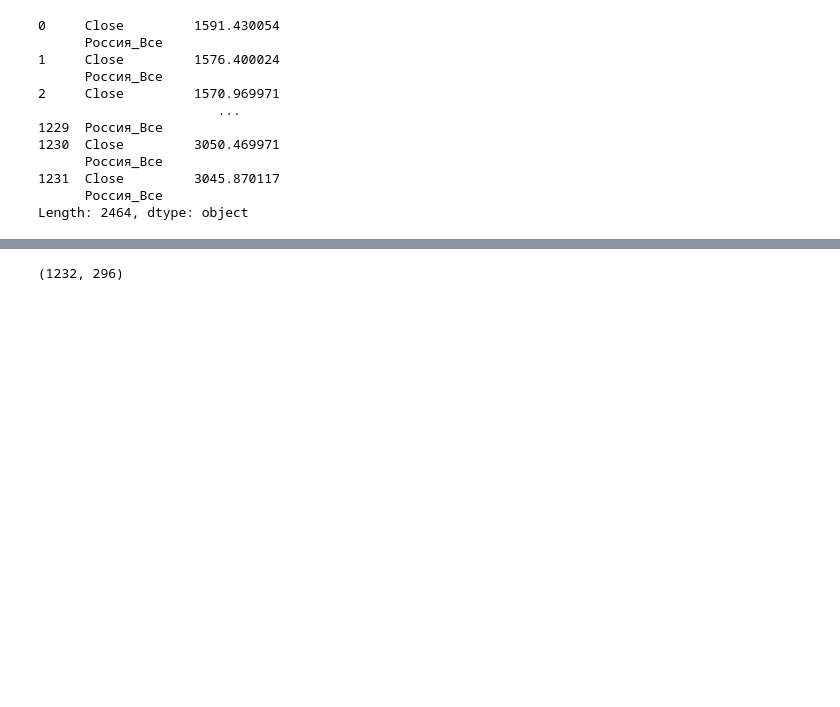
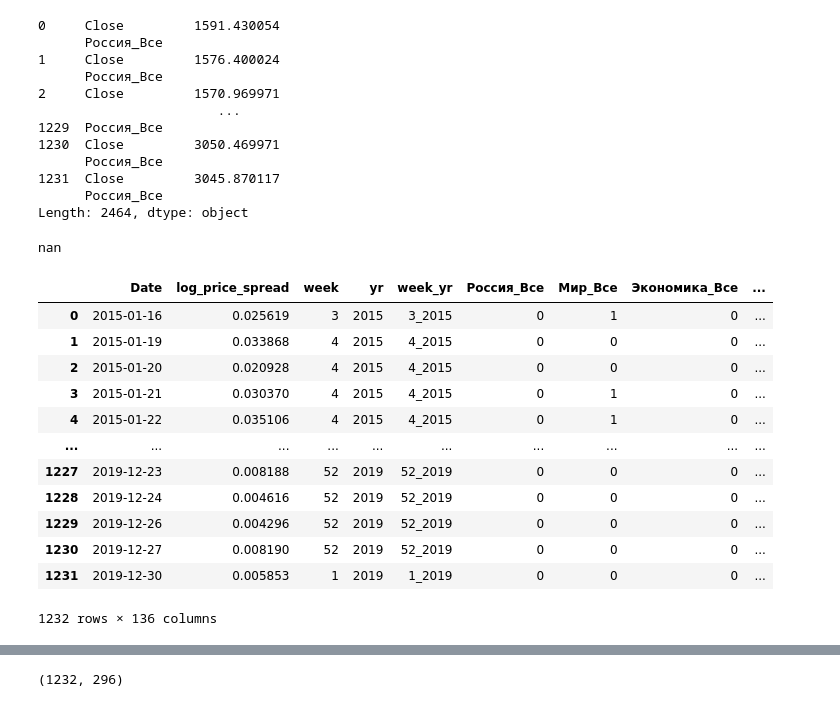
Before and after one commit to damnpav/news_analysis, a Jupyter notebook: _3_text_preparing.ipynb, the cells around one changed output, grey strips where cells are left out. Saved outputs shown, nothing was run; the diff lists cells and outputs as text; code cells hidden in the pictures; blank space fills up the shorter version.

```diff
--- a/_3_text_preparing.ipynb
+++ b/_3_text_preparing.ipynb
@@ -156,0 +165,4 @@ Length: 2464, dtype: object
+# %%
+np.NaN
+# %% [output]
+nan
@@ -156,0 +179,16 @@ Length: 2464, dtype: object
+# %%
+data_df1  # done!
+# %% [output]
+|  | Date | log_price_spread | week | yr | week_yr | Россия_Все | Мир_Все | Экономика_Все | ... |
+| 0 | 2015-01-16 | 0.025619 | 3 | 2015 | 3_2015 | 0 | 1 | 0 | ... |
+| 1 | 2015-01-19 | 0.033868 | 4 | 2015 | 4_2015 | 0 | 0 | 0 | ... |
+| 2 | 2015-01-20 | 0.020928 | 4 | 2015 | 4_2015 | 0 | 0 | 0 | ... |
+| 3 | 2015-01-21 | 0.030370 | 4 | 2015 | 4_2015 | 0 | 1 | 0 | ... |
+| 4 | 2015-01-22 | 0.035106 | 4 | 2015 | 4_2015 | 0 | 1 | 0 | ... |
+| ... | ... | ... | ... | ... | ... | ... | ... | ... | ... |
+| 1227 | 2019-12-23 | 0.008188 | 52 | 2019 | 52_2019 | 0 | 0 | 0 | ... |
+| 1228 | 2019-12-24 | 0.004616 | 52 | 2019 | 52_2019 | 0 | 0 | 0 | ... |
+| 1229 | 2019-12-26 | 0.004296 | 52 | 2019 | 52_2019 | 0 | 0 | 0 | ... |
+| 1230 | 2019-12-27 | 0.008190 | 52 | 2019 | 52_2019 | 0 | 0 | 0 | ... |
+| 1231 | 2019-12-30 | 0.005853 | 1 | 2019 | 1_2019 | 0 | 0 | 0 | ... |
+1232 rows × 136 columns
```
Also changed, not shown: parts of 25 cells of this notebook.
